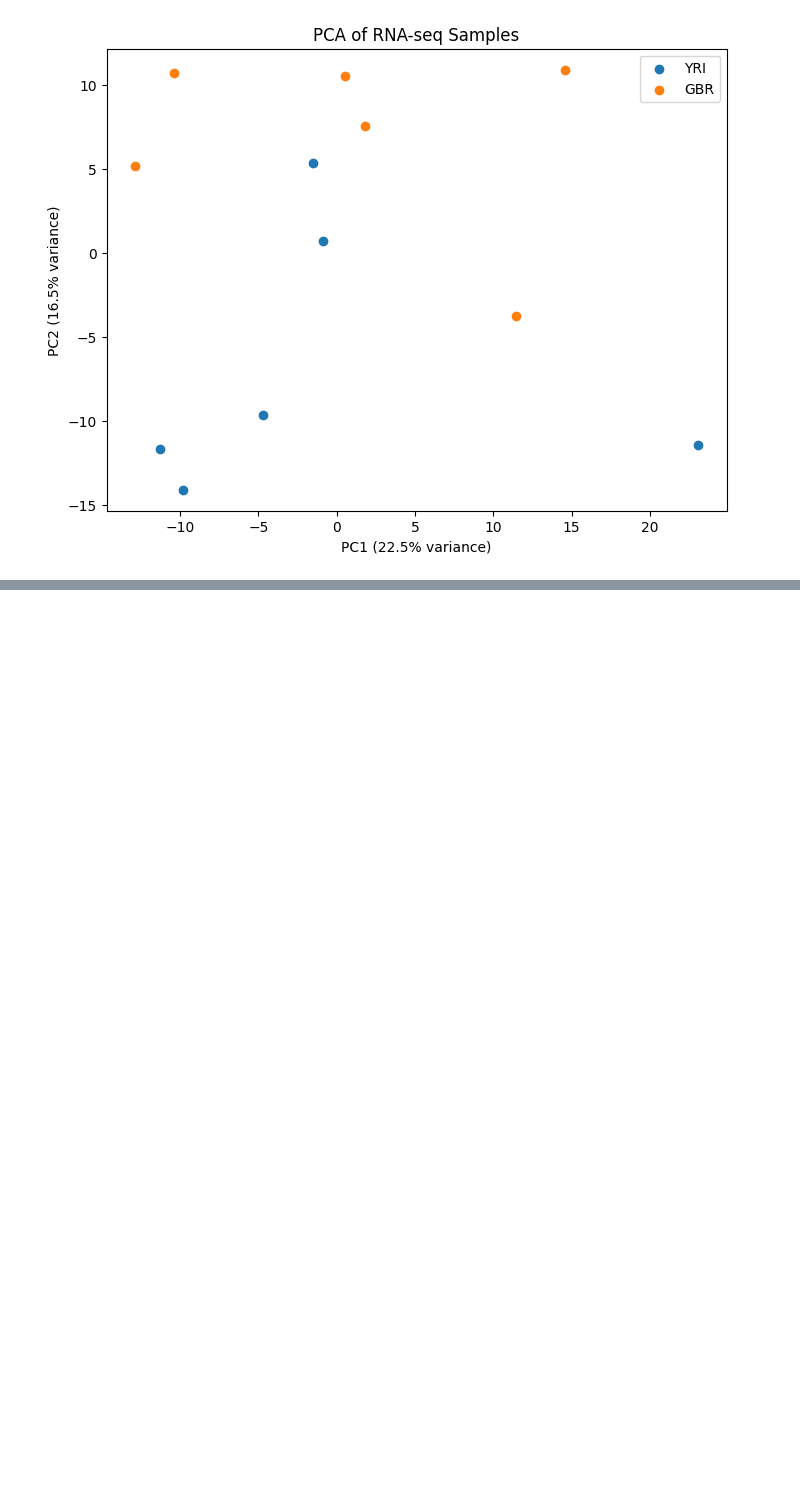
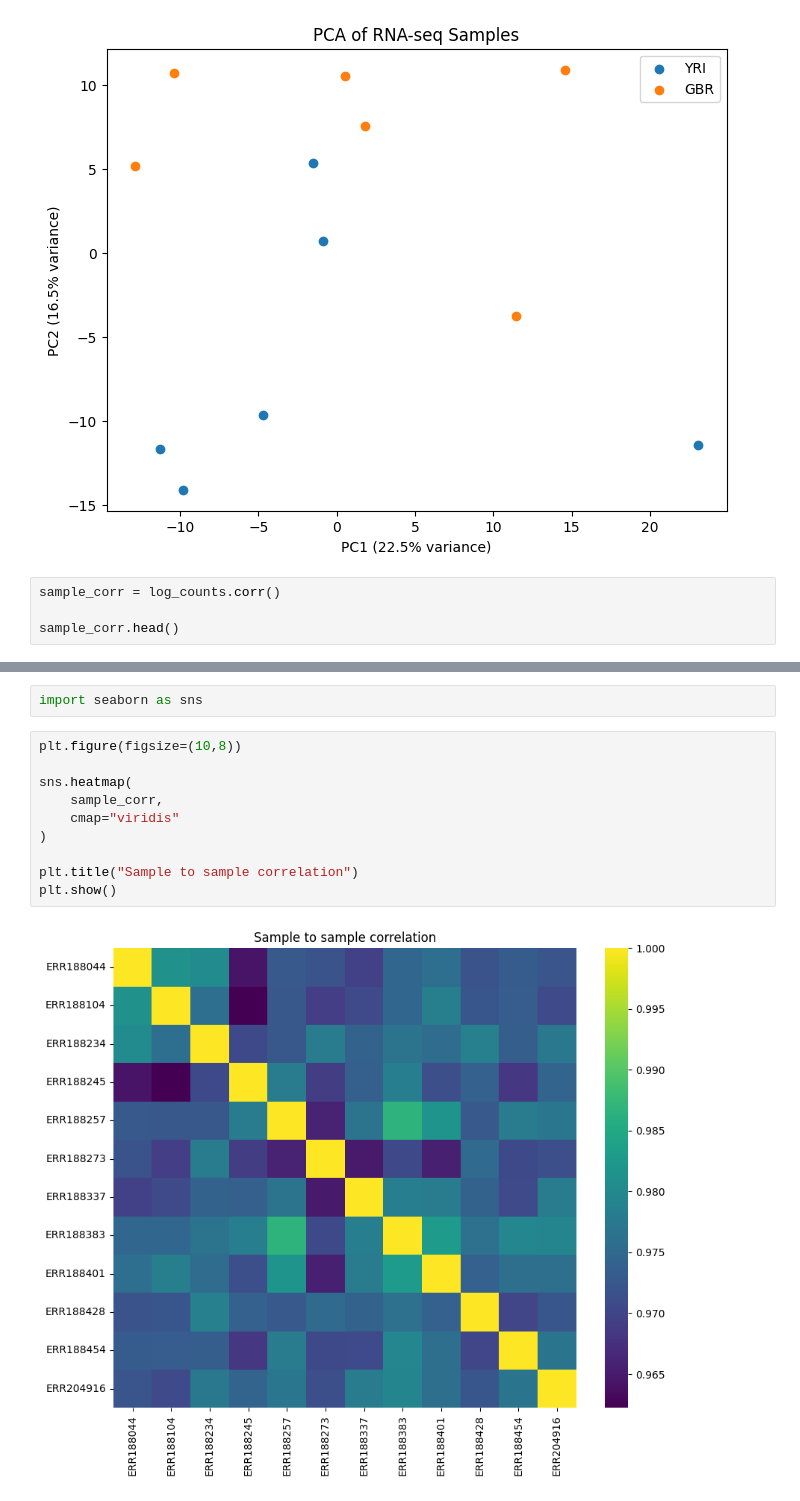
Before and after one commit to MsTejasviSingh/Cancer-Genomics, a Jupyter notebook: 02_RNAseq_Project.ipynb, the cells around one changed output, grey strips where cells are left out. Saved outputs shown, nothing was run; the diff lists cells and outputs as text; blank space fills up the shorter version.

```diff
--- a/02_RNAseq_Project.ipynb
+++ b/02_RNAseq_Project.ipynb
@@ -563,3 +559,7 @@ plt.legend()
 plt.show()
 # %% [output]
 [figure]
+# %%
+sample_corr = log_counts.corr()
+
+sample_corr.head()
@@ -565,0 +573,14 @@ plt.show()
+# %%
+import seaborn as sns
+# %%
+plt.figure(figsize=(10,8))
+
+sns.heatmap(
+    sample_corr,
+    cmap="viridis"
+)
+
+plt.title("Sample to sample correlation")
+plt.show()
+# %% [output]
+[figure, added]
```
Also changed, not shown: parts of 8 cells of this notebook.
